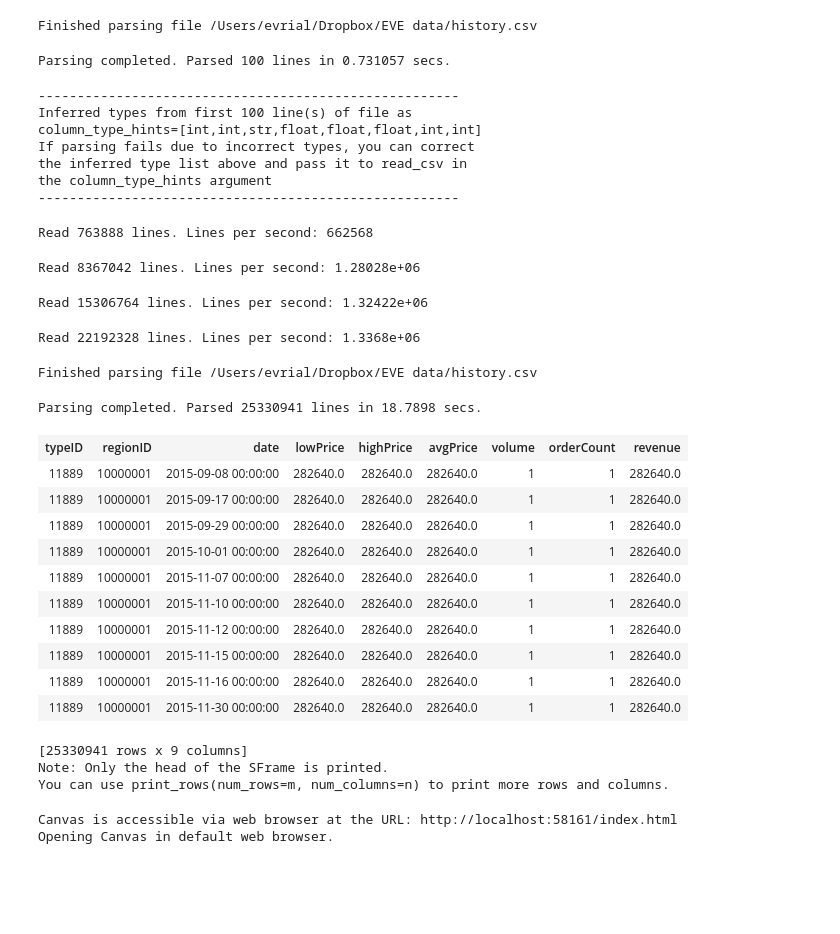
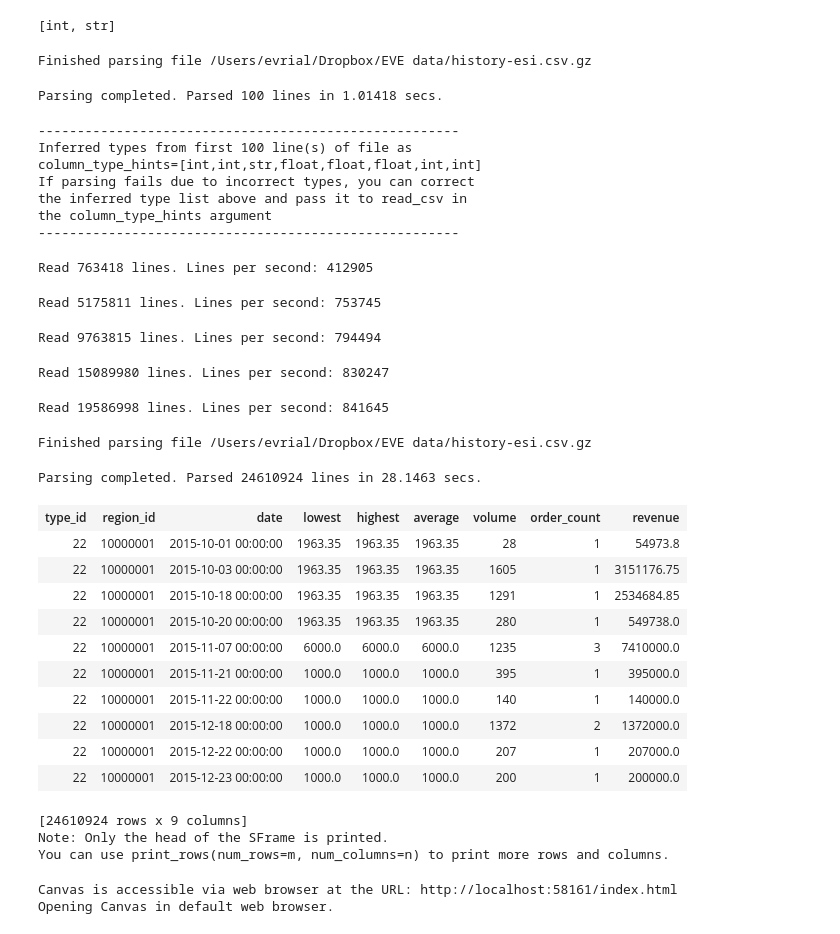
Before and after one commit to evrial/EVE-market-data, a Jupyter notebook: EVE_market.ipynb, the cells around one changed output. Saved outputs shown, nothing was run; the diff lists cells and outputs as text; code cells hidden in the pictures; blank space fills up the shorter version.

```diff
--- a/EVE_market.ipynb
+++ b/EVE_market.ipynb
@@ -60,8 +58,12 @@ types['typeID'] = types['typeID'].apply(int)
+# %%
+types.dtype()
+# %% [output]
+[int, str]
 # %%
-prices = gl.SFrame.read_csv('history.csv')
+prices = gl.SFrame.read_csv('history-esi.csv.gz')
 # %% [output]
-Finished parsing file /Users/evrial/Dropbox/EVE data/history.csv
+Finished parsing file /Users/evrial/Dropbox/EVE data/history-esi.csv.gz
-Parsing completed. Parsed 100 lines in 0.731057 secs.
+Parsing completed. Parsed 100 lines in 1.01418 secs.
 ------------------------------------------------------
 Inferred types from first 100 line(s) of file as
 column_type_hints=[int,int,str,float,float,float,int,int]
@@ -69,29 +71,30 @@ If parsing fails due to incorrect types, you can correct
 the inferred type list above and pass it to read_csv in
 the column_type_hints argument
 ------------------------------------------------------
-Read 763888 lines. Lines per second: 662568
+Read 763418 lines. Lines per second: 412905
-Read 8367042 lines. Lines per second: 1.28028e+06
+Read 5175811 lines. Lines per second: 753745
-Read 15306764 lines. Lines per second: 1.32422e+06
+Read 9763815 lines. Lines per second: 794494
-Read 22192328 lines. Lines per second: 1.3368e+06
+Read 15089980 lines. Lines per second: 830247
-Finished parsing file /Users/evrial/Dropbox/EVE data/history.csv
+Read 19586998 lines. Lines per second: 841645
-Parsing completed. Parsed 25330941 lines in 18.7898 secs.
+Finished parsing file /Users/evrial/Dropbox/EVE data/history-esi.csv.gz
+Parsing completed. Parsed 24610924 lines in 28.1463 secs.
 # %%
-prices['revenue'] = prices['avgPrice'] * prices['volume']
-prices['date'] = prices['date'].str_to_datetime('%Y-%m-%dT%H:%M:%S')
+prices['revenue'] = prices['average'] * prices['volume']
+prices['date'] = prices['date'].str_to_datetime('%Y-%m-%dT%H:%M:%SZ')
 prices
 # %% [output]
-| typeID | regionID | date | lowPrice | highPrice | avgPrice | volume | orderCount | revenue |
-| 11889 | 10000001 | 2015-09-08 00:00:00 | 282640.0 | 282640.0 | 282640.0 | 1 | 1 | 282640.0 |
-| 11889 | 10000001 | 2015-09-17 00:00:00 | 282640.0 | 282640.0 | 282640.0 | 1 | 1 | 282640.0 |
-| 11889 | 10000001 | 2015-09-29 00:00:00 | 282640.0 | 282640.0 | 282640.0 | 1 | 1 | 282640.0 |
-| 11889 | 10000001 | 2015-10-01 00:00:00 | 282640.0 | 282640.0 | 282640.0 | 1 | 1 | 282640.0 |
-| 11889 | 10000001 | 2015-11-07 00:00:00 | 282640.0 | 282640.0 | 282640.0 | 1 | 1 | 282640.0 |
-| 11889 | 10000001 | 2015-11-10 00:00:00 | 282640.0 | 282640.0 | 282640.0 | 1 | 1 | 282640.0 |
-| 11889 | 10000001 | 2015-11-12 00:00:00 | 282640.0 | 282640.0 | 282640.0 | 1 | 1 | 282640.0 |
-| 11889 | 10000001 | 2015-11-15 00:00:00 | 282640.0 | 282640.0 | 282640.0 | 1 | 1 | 282640.0 |
-| 11889 | 10000001 | 2015-11-16 00:00:00 | 282640.0 | 282640.0 | 282640.0 | 1 | 1 | 282640.0 |
-| 11889 | 10000001 | 2015-11-30 00:00:00 | 282640.0 | 282640.0 | 282640.0 | 1 | 1 | 282640.0 |
+| type_id | region_id | date | lowest | highest | average | volume | order_count | revenue |
+| 22 | 10000001 | 2015-10-01 00:00:00 | 1963.35 | 1963.35 | 1963.35 | 28 | 1 | 54973.8 |
+| 22 | 10000001 | 2015-10-03 00:00:00 | 1963.35 | 1963.35 | 1963.35 | 1605 | 1 | 3151176.75 |
+| 22 | 10000001 | 2015-10-18 00:00:00 | 1963.35 | 1963.35 | 1963.35 | 1291 | 1 | 2534684.85 |
+| 22 | 10000001 | 2015-10-20 00:00:00 | 1963.35 | 1963.35 | 1963.35 | 280 | 1 | 549738.0 |
+| 22 | 10000001 | 2015-11-07 00:00:00 | 6000.0 | 6000.0 | 6000.0 | 1235 | 3 | 7410000.0 |
+| 22 | 10000001 | 2015-11-21 00:00:00 | 1000.0 | 1000.0 | 1000.0 | 395 | 1 | 395000.0 |
+| 22 | 10000001 | 2015-11-22 00:00:00 | 1000.0 | 1000.0 | 1000.0 | 140 | 1 | 140000.0 |
+| 22 | 10000001 | 2015-12-18 00:00:00 | 1000.0 | 1000.0 | 1000.0 | 1372 | 2 | 1372000.0 |
+| 22 | 10000001 | 2015-12-22 00:00:00 | 1000.0 | 1000.0 | 1000.0 | 207 | 1 | 207000.0 |
+| 22 | 10000001 | 2015-12-23 00:00:00 | 1000.0 | 1000.0 | 1000.0 | 200 | 1 | 200000.0 |
-[25330941 rows x 9 columns]
+[24610924 rows x 9 columns]
 Note: Only the head of the SFrame is printed.
 You can use print_rows(num_rows=m, num_columns=n) to print more rows and columns.
 # %%
```
Also changed, not shown: parts of 24 cells of this notebook, 6 other files.
